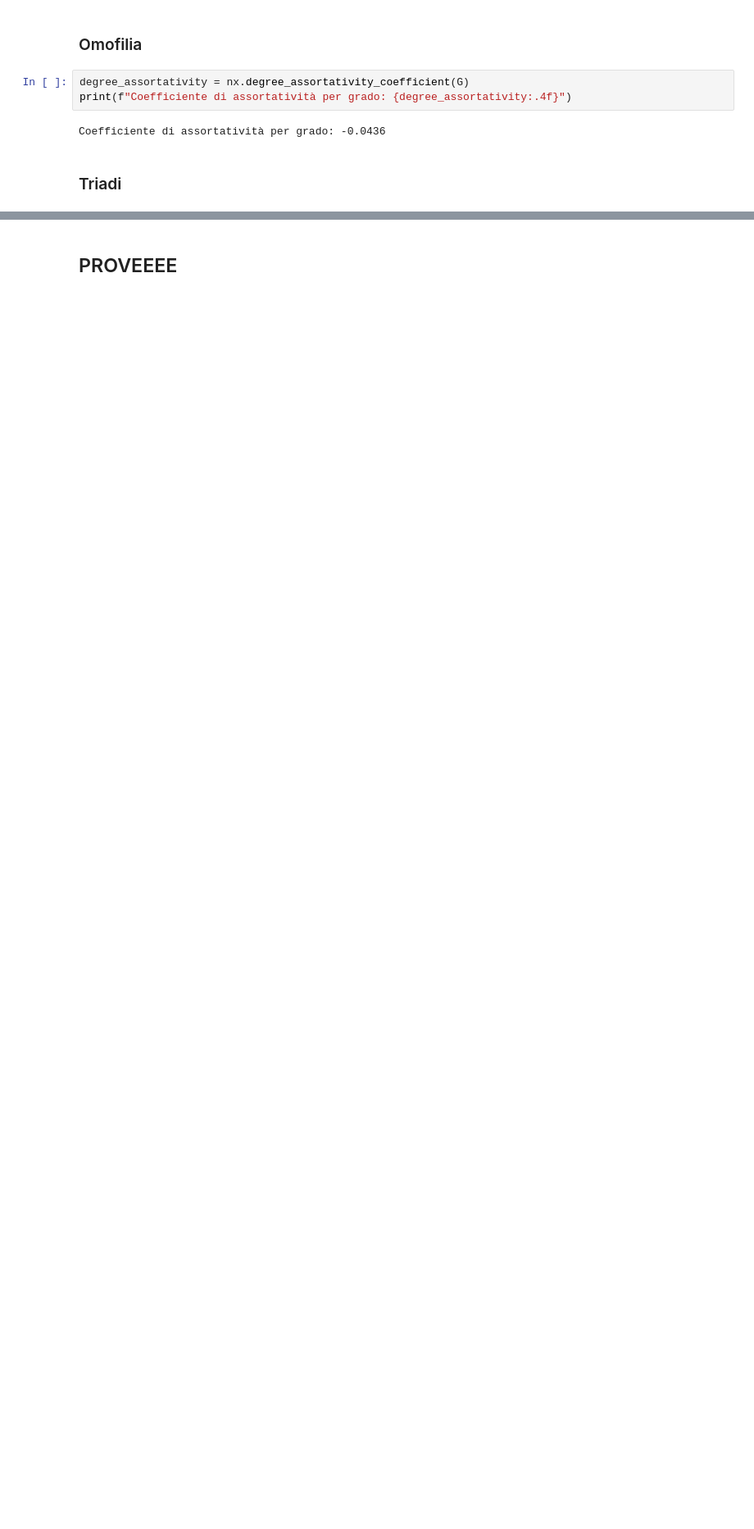
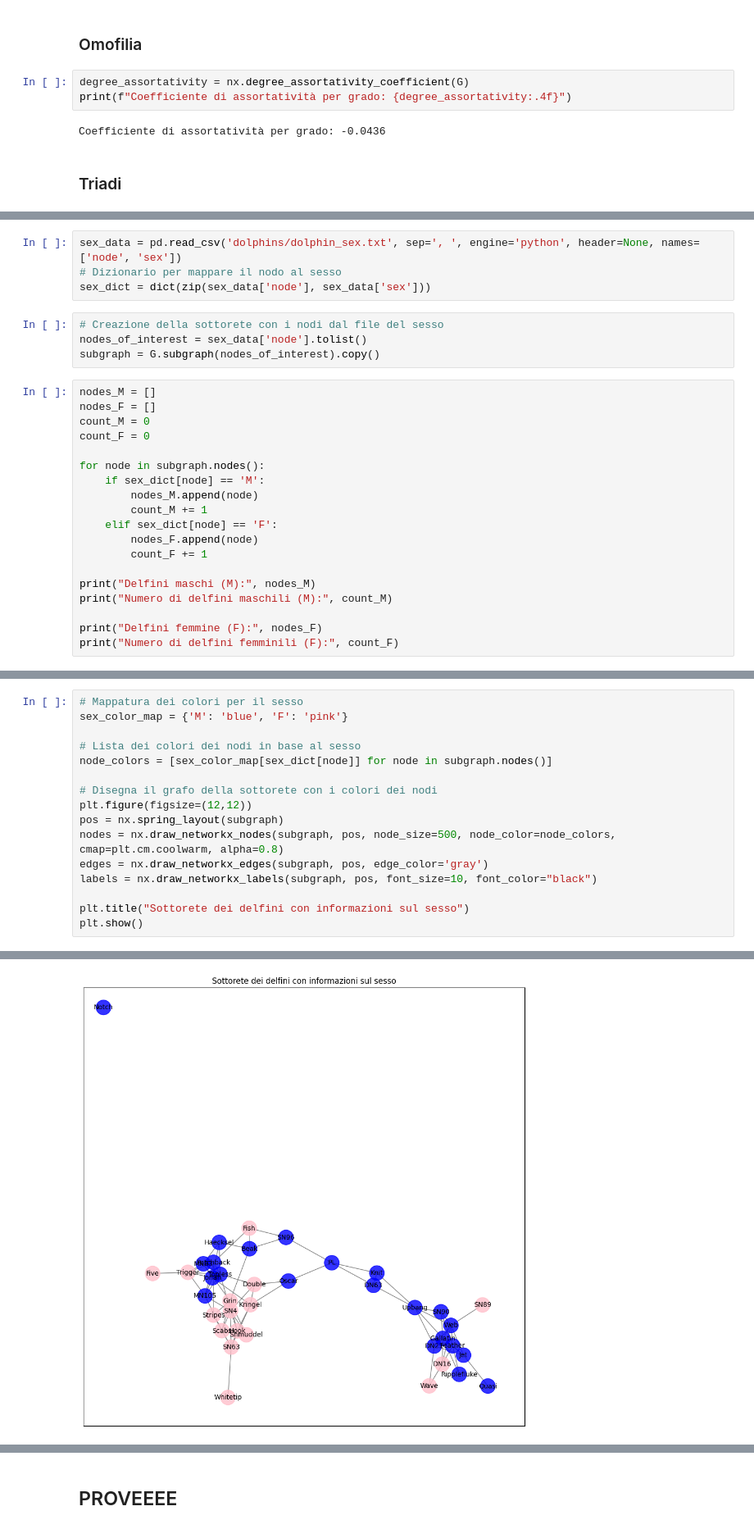
Before and after one commit to martinadaghia/Project_SNA, a Jupyter notebook: analysis.ipynb, the cells around one changed output, grey strips where cells are left out. Shown at 82% size. Cells and saved outputs as stored; diff of their text form; blank space fills up the shorter version.

```diff
--- a/analysis.ipynb
+++ b/analysis.ipynb
@@ -603,0 +529,27 @@ File GML aggiornato con 'directed 0' e attributi 'sex' aggiunti con successo.
+# %%
+sex_data = pd.read_csv('dolphins/dolphin_sex.txt', sep=', ', engine='python', header=None, names=['node', 'sex'])
+# Dizionario per mappare il nodo al sesso
+sex_dict = dict(zip(sex_data['node'], sex_data['sex']))
+# %%
+# Creazione della sottorete con i nodi dal file del sesso
+nodes_of_interest = sex_data['node'].tolist()
+subgraph = G.subgraph(nodes_of_interest).copy()
+# %%
+nodes_M = []
+nodes_F = []
+count_M = 0
+count_F = 0
+
+for node in subgraph.nodes():
+    if sex_dict[node] == 'M':
+        nodes_M.append(node)
+        count_M += 1
+    elif sex_dict[node] == 'F':
+        nodes_F.append(node)
+        count_F += 1
+
+print("Delfini maschi (M):", nodes_M)
+print("Numero di delfini maschili (M):", count_M)
+
+print("Delfini femmine (F):", nodes_F)
+print("Numero di delfini femminili (F):", count_F)
@@ -603,0 +561,17 @@ File GML aggiornato con 'directed 0' e attributi 'sex' aggiunti con successo.
+# %%
+# Mappatura dei colori per il sesso
+sex_color_map = {'M': 'blue', 'F': 'pink'}
+
+# Lista dei colori dei nodi in base al sesso
+node_colors = [sex_color_map[sex_dict[node]] for node in subgraph.nodes()]
+
+# Disegna il grafo della sottorete con i colori dei nodi
+plt.figure(figsize=(12,12))
+pos = nx.spring_layout(subgraph)
+nodes = nx.draw_networkx_nodes(subgraph, pos, node_size=500, node_color=node_colors, cmap=plt.cm.coolwarm, alpha=0.8)
+edges = nx.draw_networkx_edges(subgraph, pos, edge_color='gray')
+labels = nx.draw_networkx_labels(subgraph, pos, font_size=10, font_color="black")
+
+plt.title("Sottorete dei delfini con informazioni sul sesso")
+plt.show()
+# %% [output]
@@ -603,0 +579 @@ File GML aggiornato con 'directed 0' e attributi 'sex' aggiunti con successo.
+[figure, added]
```
Also changed, not shown: parts of 41 cells of this notebook, 3 other files.
